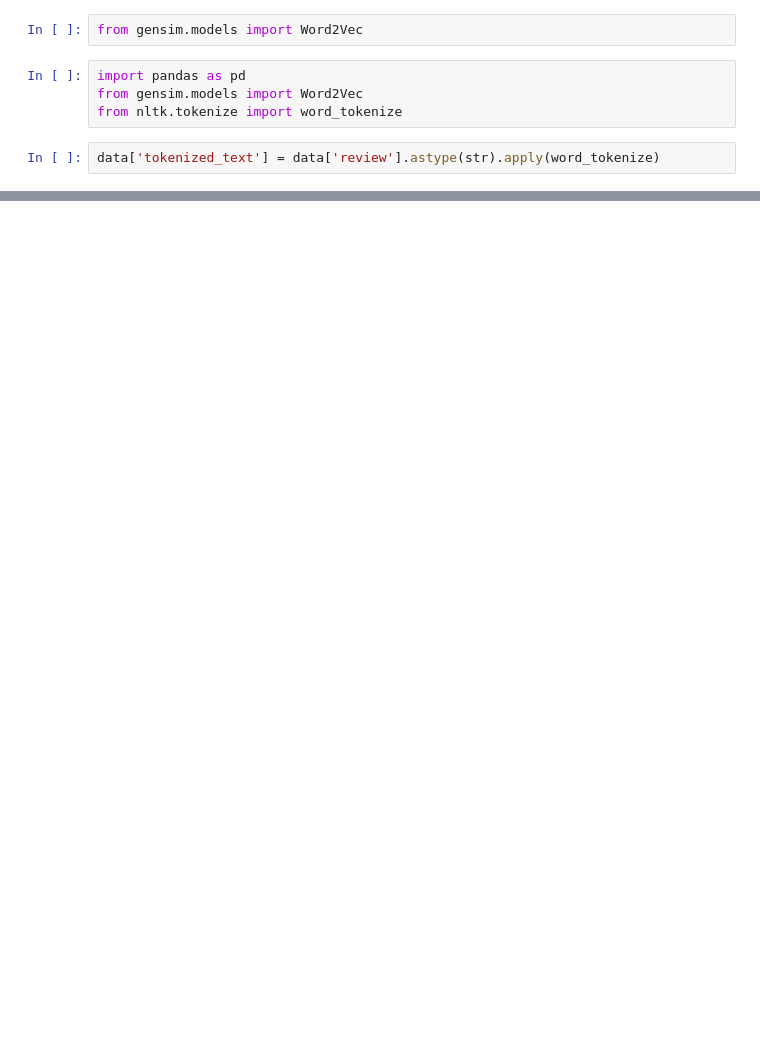
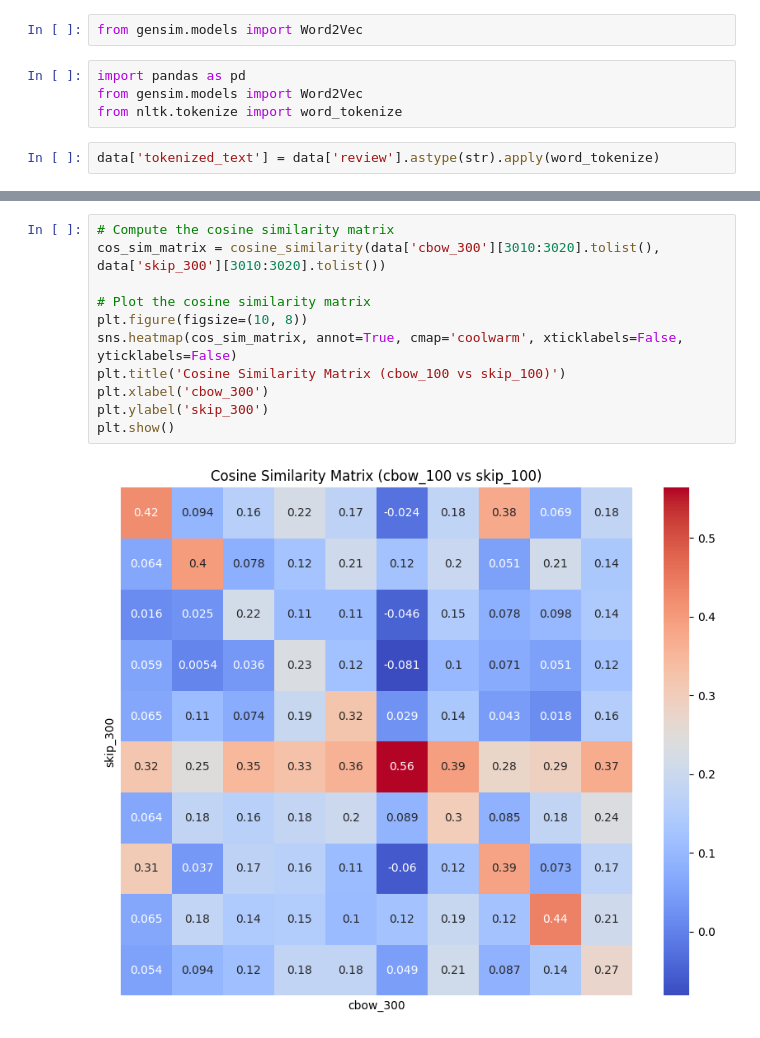
Before and after one commit to snowclipsed/CS6120, a Jupyter notebook: Assignments/A3/A3_implementation_team.ipynb, the cells around one changed output, grey strips where cells are left out. Cells and saved outputs as stored; diff of their text form; blank space fills up the shorter version.

```diff
--- a/Assignments/A3/A3_implementation_team.ipynb
+++ b/Assignments/A3/A3_implementation_team.ipynb
@@ -65,0 +202,13 @@ len(data.text_vec[0])
+# %%
+# Compute the cosine similarity matrix
+cos_sim_matrix = cosine_similarity(data['cbow_300'][3010:3020].tolist(), data['skip_300'][3010:3020].tolist())
+
+# Plot the cosine similarity matrix
+plt.figure(figsize=(10, 8))
+sns.heatmap(cos_sim_matrix, annot=True, cmap='coolwarm', xticklabels=False, yticklabels=False)
+plt.title('Cosine Similarity Matrix (cbow_100 vs skip_100)')
+plt.xlabel('cbow_300')
+plt.ylabel('skip_300')
+plt.show()
+# %% [output]
+[figure, added]
```
Also changed, not shown: parts of 31 cells of this notebook.
